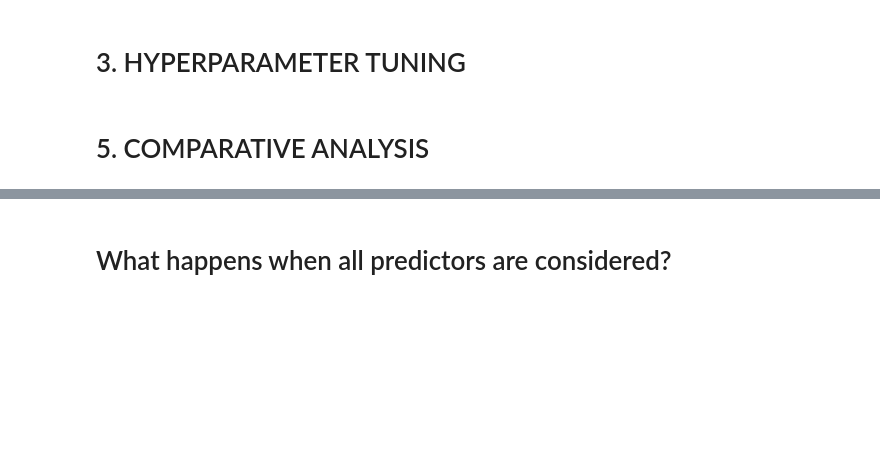
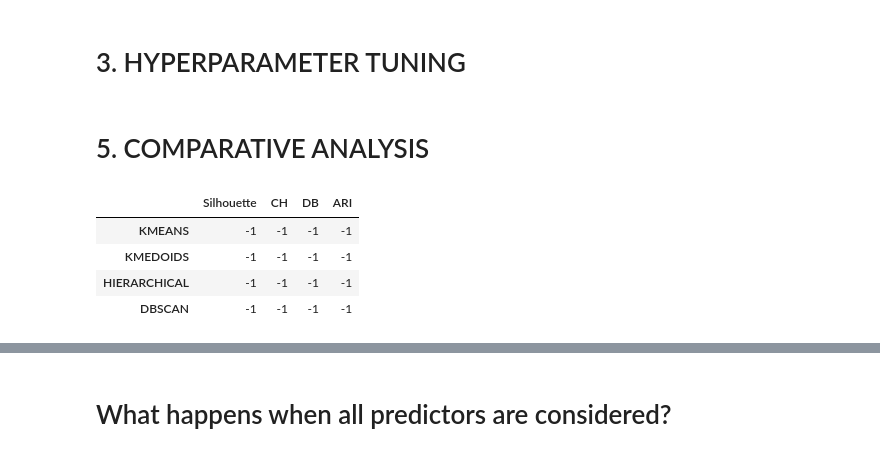
Before and after one commit to LucasChaney/CMPSCI4342, a Jupyter notebook: Activities/Activity_12.ipynb, the cells around one changed output, grey strips where cells are left out. Cells and saved outputs as stored; diff of their text form; code cells hidden in the pictures; blank space fills up the shorter version.

```diff
--- a/Activities/Activity_12.ipynb
+++ b/Activities/Activity_12.ipynb
@@ -220,8 +267,51 @@ ModuleNotFoundError: No module named 'sklearn_extra'
 # %% [markdown]
 ## DBSCAN Clustering
+# %%
+dbscan_baseline = DBSCAN(eps=0.5, min_samples=5).fit(x_scaled)
+dbscan_labels_base = dbscan_baseline.labels_
+baseline_results["DBSCAN"] = evaluate_model("DBSCAN", dbscan_labels_base)
 # %% [markdown]
 ## BIRCH Clustering
 # %% [markdown]
 # 3. HYPERPARAMETER TUNING
+# %%
+evaluation_results = {}
+best_k = max(range(2,11), key=lambda k: silhouette_score(x_scaled, KMeans(n_clusters=k, random_state=42).fit_predict(x_scaled)))
+kmeans_opt = KMeans(n_clusters=best_k, random_state=42).fit(x_scaled)
+evaluation_results["KMeans"] = evaluate_model("KMeans", kmeans_opt.labels_)
+
+
+best_km = max(range(2,11), key=lambda k: silhouette_score(x_scaled, KMedoids(n_clusters=k, random_state=42).fit_predict(x_scaled)))
+kmedoids_opt = KMedoids(n_clusters=best_km, random_state=42).fit(x_scaled)
+evaluation_results["KMedoids"] = evaluate_model("KMedoids", kmedoids_opt.labels_)
+
+best_khc = max(range(2,11), key=lambda k: silhouette_score(x_scaled, AgglomerativeClustering(n_clusters=k).fit_predict(x_scaled)))
+hc_opt = AgglomerativeClustering(n_clusters=best_khc).fit(x_scaled)
+evaluation_results["Hierarchical"] = evaluate_model("Hierarchical", hc_opt.labels_)
+
+
+best_score, best_params = -1, {}
+for eps in np.arange(0.1, 1.0, 0.1):
+    for min_samples in range(3,10):
+        model = DBSCAN(eps=eps, min_samples=min_samples)
+        labels = model.fit_predict(x_scaled)
+        if len(set(labels) - {-1}) > 1:
+            score = silhouette_score(x_scaled[labels != -1], labels[labels != -1])
+            if score > best_score:
+                best_score = score
+                best_params = {'eps': eps, 'min_samples': min_samples}
+
+dbscan_opt = DBSCAN(**best_params).fit(x_scaled)
+evaluation_results["DBSCAN"] = evaluate_model("DBSCAN", dbscan_opt.labels_)
 # %% [markdown]
 # 5. COMPARATIVE ANALYSIS
+# %%
+baseline_df = pd.DataFrame(baseline_results).T.round(3)
+optimized_df = pd.DataFrame(evaluation_results).T.round(3)
+baseline_df
+# %% [output]
+|  | Silhouette | CH | DB | ARI |
+| KMEANS | -1 | -1 | -1 | -1 |
+| KMEDOIDS | -1 | -1 | -1 | -1 |
+| HIERARCHICAL | -1 | -1 | -1 | -1 |
+| DBSCAN | -1 | -1 | -1 | -1 |
```
Also changed, not shown: parts of 10 cells of this notebook.
